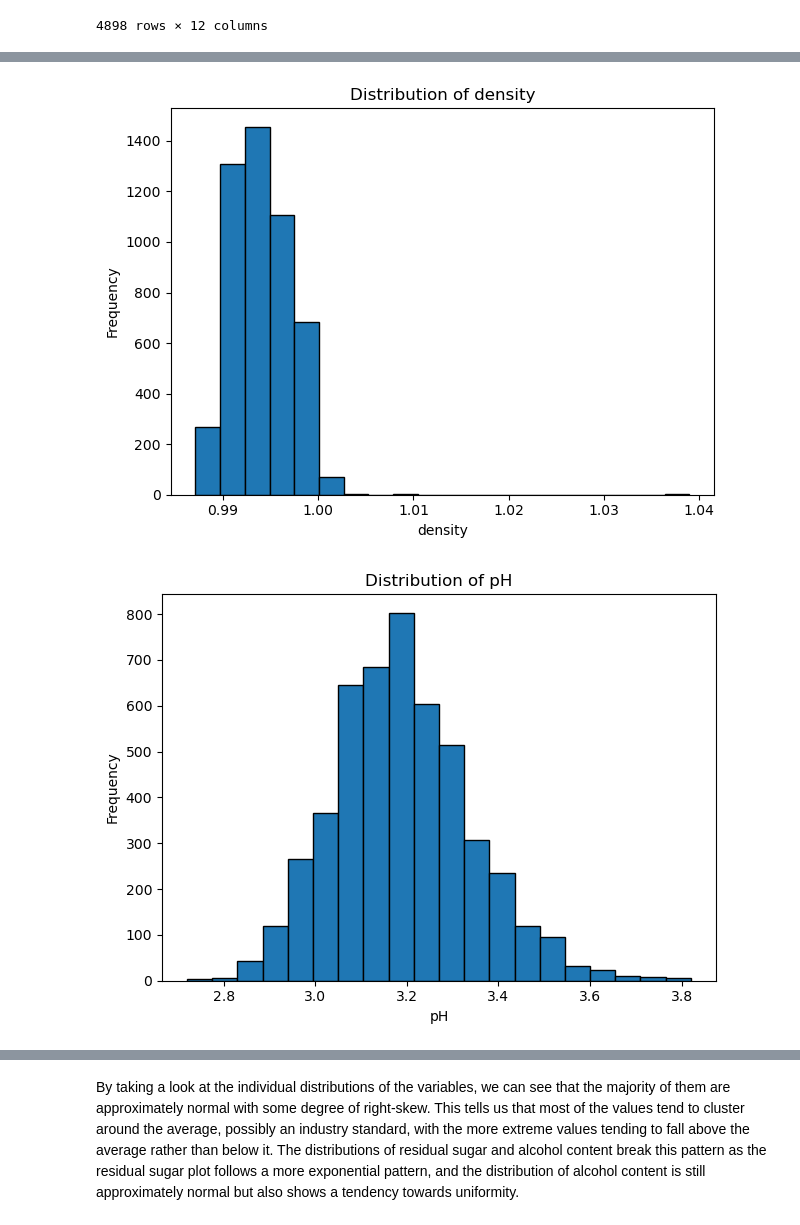
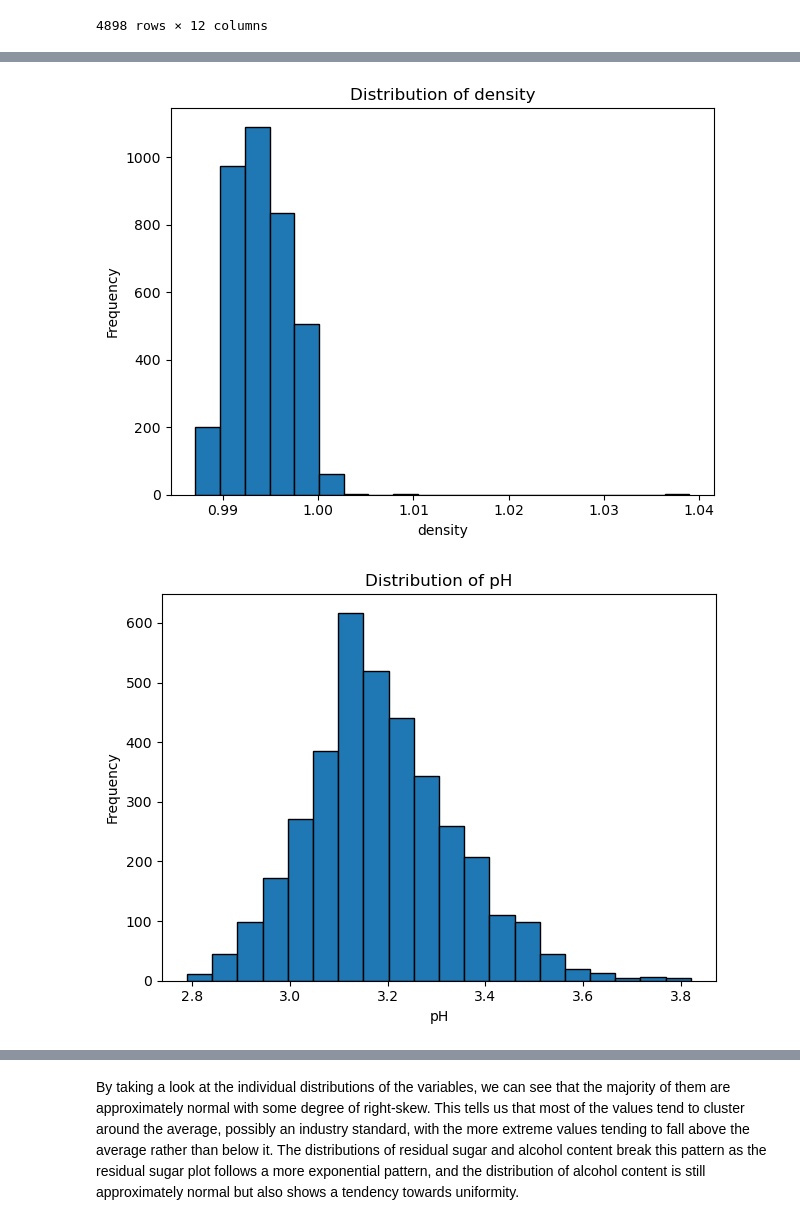
Before and after one commit to Natalie1339/dsci522project, a Jupyter notebook: analysis/white_wine_quality.ipynb, the cells around one changed output, grey strips where cells are left out. Drawn from its saved outputs; the diff is of its cells as text; code cells hidden in the pictures.

Commit message:
moved train test split to before EDA, updated environment.yml dependencies

```diff
--- a/analysis/white_wine_quality.ipynb
+++ b/analysis/white_wine_quality.ipynb
@@ -127,7 +127,21 @@ pb.Validate(origin_df).col_vals_between(columns="quality", left=0, right=10).int
+# %%
+# split the dataset into train and test sets
+train_df, test_df = train_test_split(
+    origin_df,
+    test_size=0.25,
+    random_state=42,
+    stratify=origin_df["quality"]
+)
+
+# separate the features and target
+X_train = train_df.drop(columns="quality")
+y_train = train_df["quality"]
+X_test = test_df.drop(columns="quality")
+y_test = test_df["quality"]
 # %%
 # plotting a bar graph for each variable
-for feat in origin_df.columns.tolist():
-    plt.hist(origin_df[feat], bins = 20, edgecolor='black')
+for feat in train_df.columns.tolist():
+    plt.hist(train_df[feat], bins = 20, edgecolor='black')
     plt.xlabel(feat)
     plt.ylabel('Frequency')
     plt.title(f'Distribution of {feat}')
@@ -144,2 +158,2 @@ for feat in origin_df.columns.tolist():
-[figure, old version]
+[figure, new version]
-[figure, old version]
+[figure, new version]
```
Also changed, not shown: parts of 14 cells of this notebook, 1 other file.
